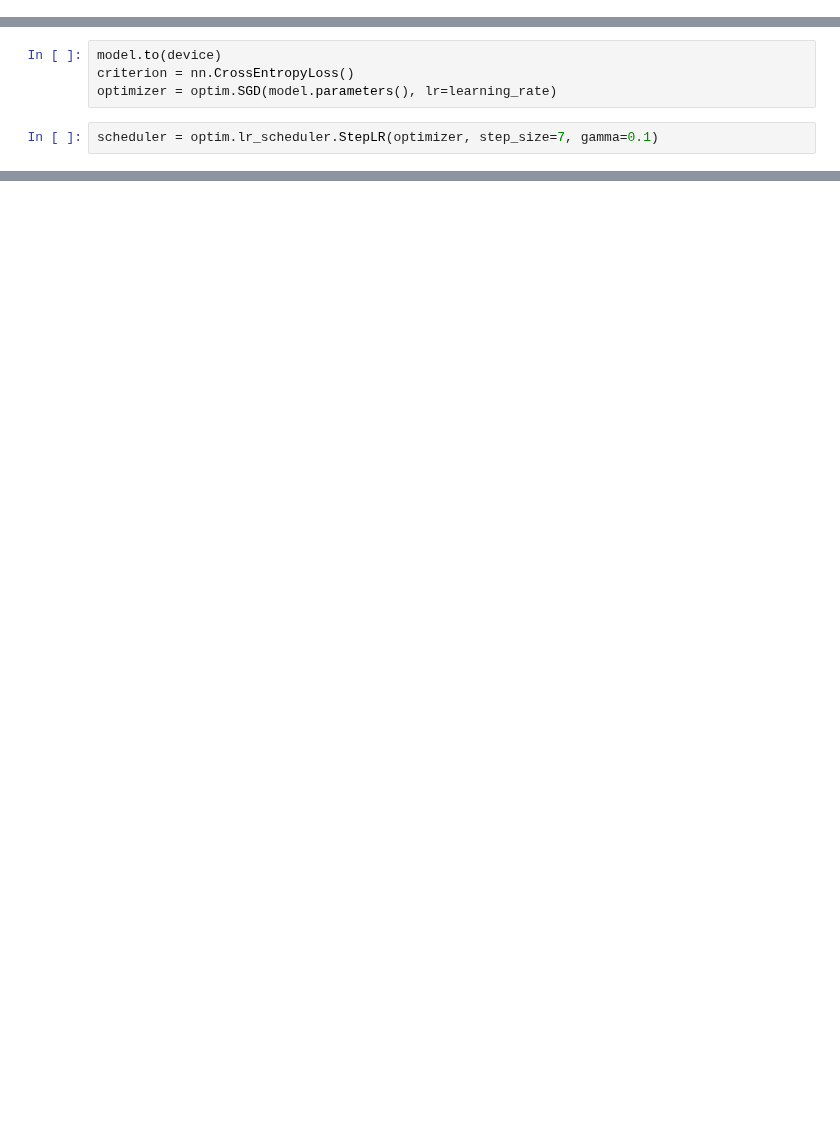
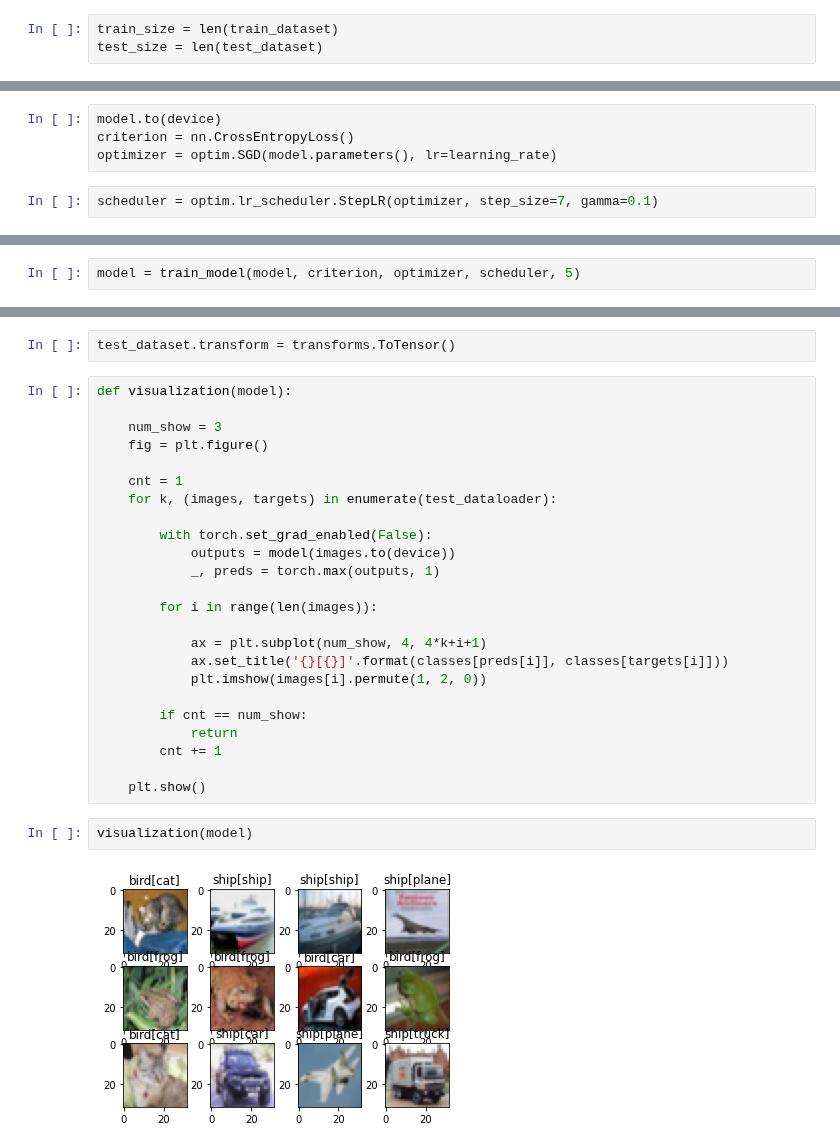
Before and after one commit to jKulrativid/indiv_2021_1_tubeculosis, a Jupyter notebook: pipeline_test.ipynb, the cells around one changed output, grey strips where cells are left out. Cells and saved outputs as stored; diff of their text form; blank space fills up the shorter version.

```diff
--- a/pipeline_test.ipynb
+++ b/pipeline_test.ipynb
@@ -60,3 +62,6 @@ shuffle_train_loader = True
 # %%
 train_dataloader = DataLoader(train_dataset, batch_size=batch_size, shuffle=shuffle_train_loader, num_workers=num_workers)
 test_dataloader = DataLoader(test_dataset, batch_size=batch_size, num_workers=num_workers)
+# %%
+train_size = len(train_dataset)
+test_size = len(test_dataset)
@@ -145,0 +160,2 @@ def train_model(model, criterion, optimizer, scheduler, num_epochs):
+# %%
+model = train_model(model, criterion, optimizer, scheduler, 5)
@@ -145,0 +217,30 @@ def train_model(model, criterion, optimizer, scheduler, num_epochs):
+# %%
+test_dataset.transform = transforms.ToTensor()
+# %%
+def visualization(model):
+
+    num_show = 3
+    fig = plt.figure()
+
+    cnt = 1
+    for k, (images, targets) in enumerate(test_dataloader):
+
+        with torch.set_grad_enabled(False):
+            outputs = model(images.to(device))
+            _, preds = torch.max(outputs, 1)
+
+        for i in range(len(images)):
+
+            ax = plt.subplot(num_show, 4, 4*k+i+1)
+            ax.set_title('{}[{}]'.format(classes[preds[i]], classes[targets[i]]))
+            plt.imshow(images[i].permute(1, 2, 0))
+
+        if cnt == num_show:
+            return
+        cnt += 1
+
+    plt.show()
+# %%
+visualization(model)
+# %% [output]
+[figure, added]
```
Also changed, not shown: parts of 13 cells of this notebook.
